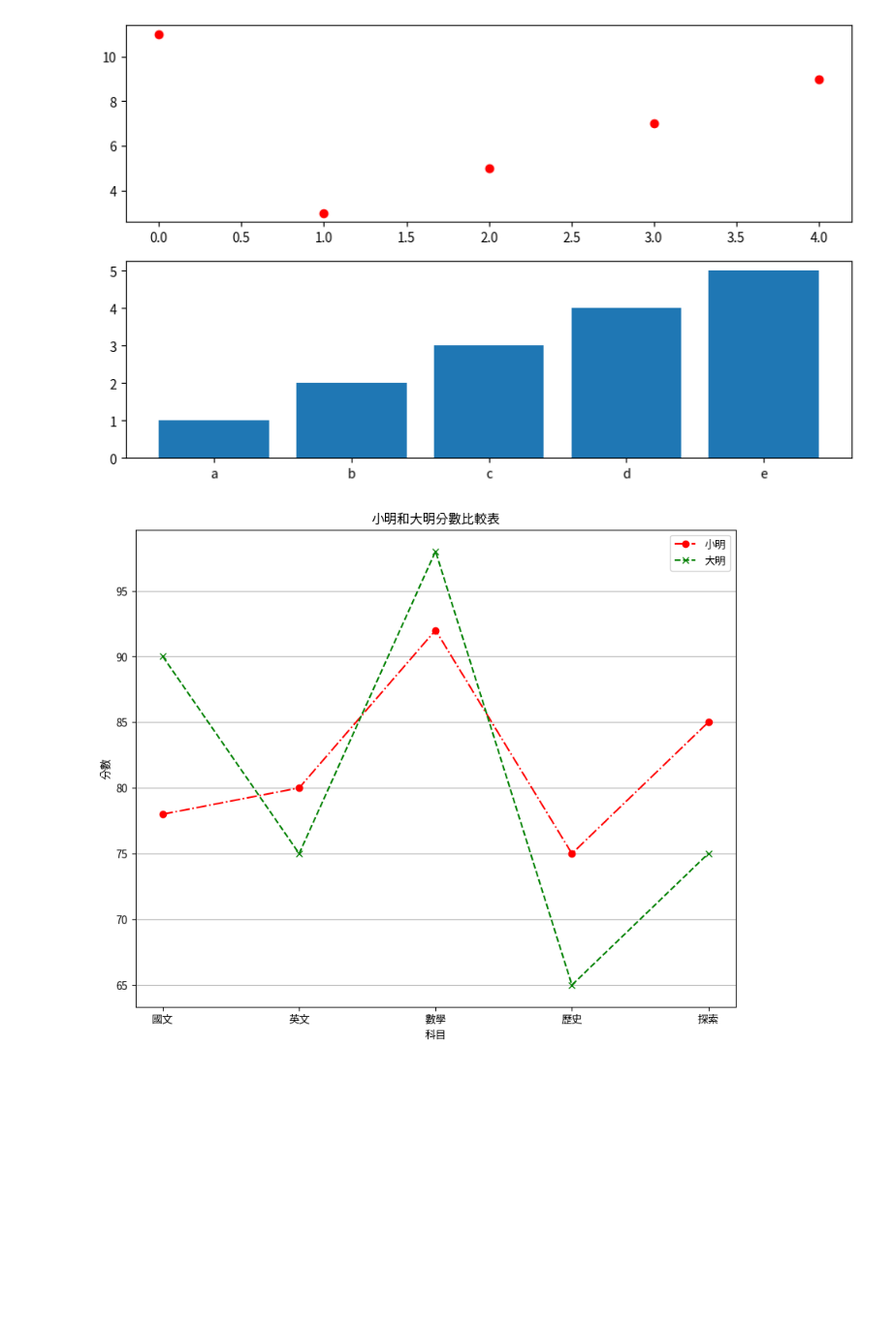
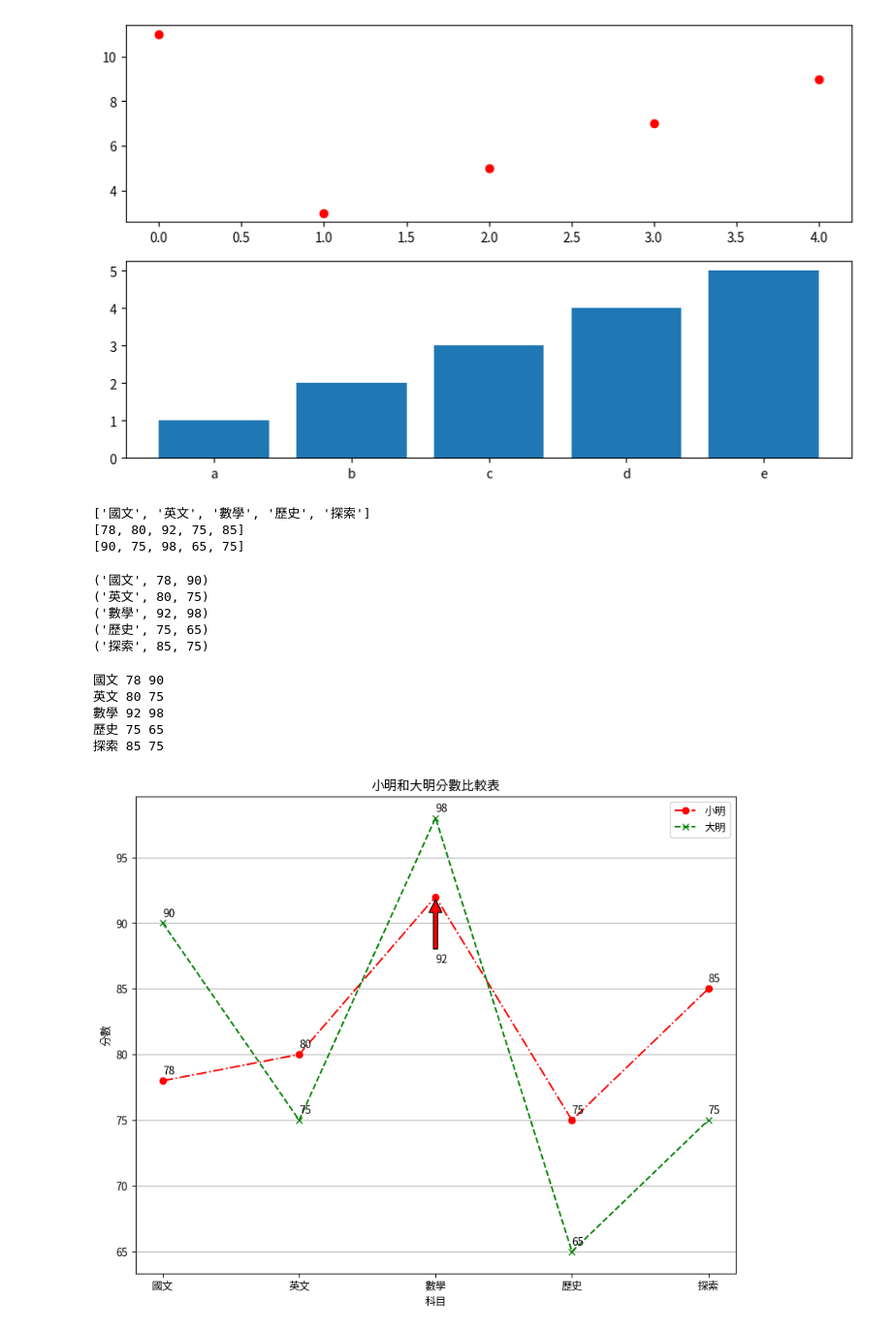
Before and after one commit to sevenowen/Python_analysis, a Jupyter notebook: lesson7_3.ipynb, the cells around one changed output. Shown at 97% size. Saved outputs shown, nothing was run; the diff lists cells and outputs as text; code cells hidden in the pictures; blank space fills up the shorter version.

```diff
--- a/lesson7_3.ipynb
+++ b/lesson7_3.ipynb
@@ -36,20 +36,66 @@ plt.show()
 # %%
 student1 = {'國文':78, '英文':80, '數學':92, '歷史':75, '探索':85}
 student2 = {'國文':90, '英文':75, '數學':98, '歷史':65, '探索':75}
+# %%
+print(subjects)
+print(score1)
+print(score2)
+# %% [output]
+['國文', '英文', '數學', '歷史', '探索']
+[78, 80, 92, 75, 85]
+[90, 75, 98, 65, 75]
+# %%
+for item in zip(subjects, score1, score2):
+    print(item)
+# %% [output]
+('國文', 78, 90)
+('英文', 80, 75)
+('數學', 92, 98)
+('歷史', 75, 65)
+('探索', 85, 75)
+# %%
+for s,v1,v2 in zip(subjects, score1, score2):
+    print(s, v1, v2)
+# %% [output]
+國文 78 90
+英文 80 75
+數學 92 98
+歷史 75 65
+探索 85 75
 # %%
 subjects = list(student1.keys())
 score1 = list(student1.values())
 score2 = list(student2.values())
 
 figure = plt.figure(figsize=(10,8))
 axes = figure.add_subplot(1,1,1)
 axes.set_title("小明和大明分數比較表")
 axes.set_xlabel("科目")
 axes.set_ylabel("分數")
 axes.plot(subjects,score1,'ro-.',label="小明")
 axes.plot(subjects,score2,'gx--',label="大明")
 axes.legend()
 axes.grid(axis='y')
+
+# 找出數學在subjects列表中的索引
+math_index = subjects.index('數學')
+
+for idx, (s, v1, v2) in enumerate(zip(subjects, score1, score2)):
+    if s == '數學' and v1 == 92:
+        # 對於數學成績，使用特殊的箭頭樣式
+        # 使用arc3連接樣式並調整弧度來模擬90度轉向
+        axes.annotate(f'{v1}',
+                      xy=(math_index, v1),
+                      xytext=(math_index, v1-5),  # 將文字向右上方移動
+                      arrowprops=dict(
+                          facecolor='red',
+                          shrink=0.05,
+                          connectionstyle='arc3,rad=0'  # 負值使弧度向右彎曲
+                      ))
+        axes.annotate(f'{v2}', xy=(s, v2+0.5))
+    else:
+        axes.annotate(f'{v1}', xy=(s, v1+0.5))
+        axes.annotate(f'{v2}', xy=(s, v2+0.5))
 plt.show()
 # %% [output]
-[figure, old version]
+[figure, new version]
```
Also changed, not shown: parts of 1 cell of this notebook.
